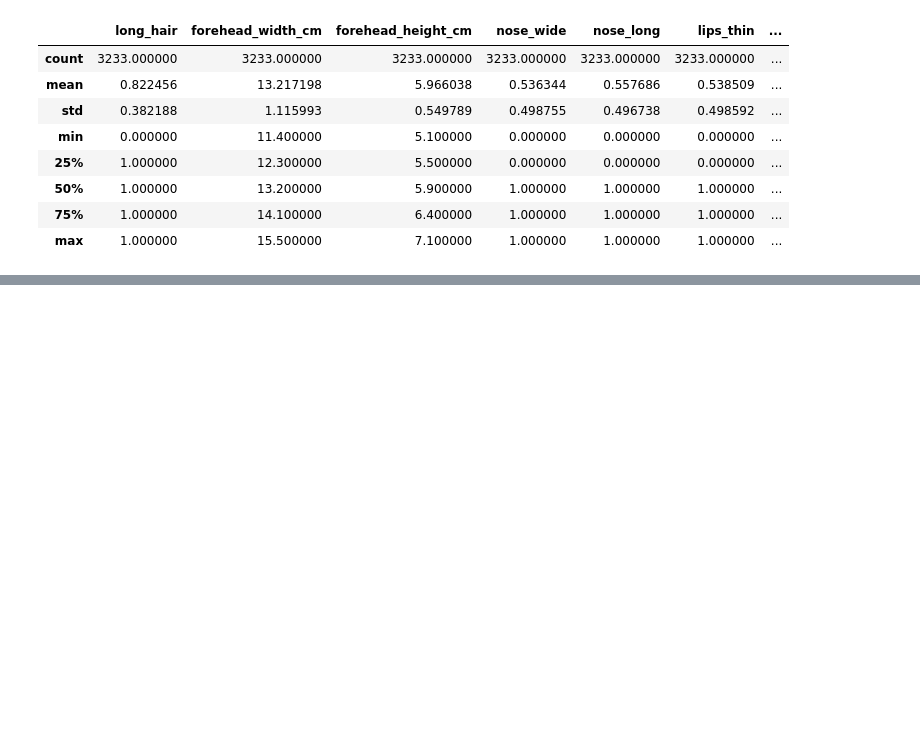
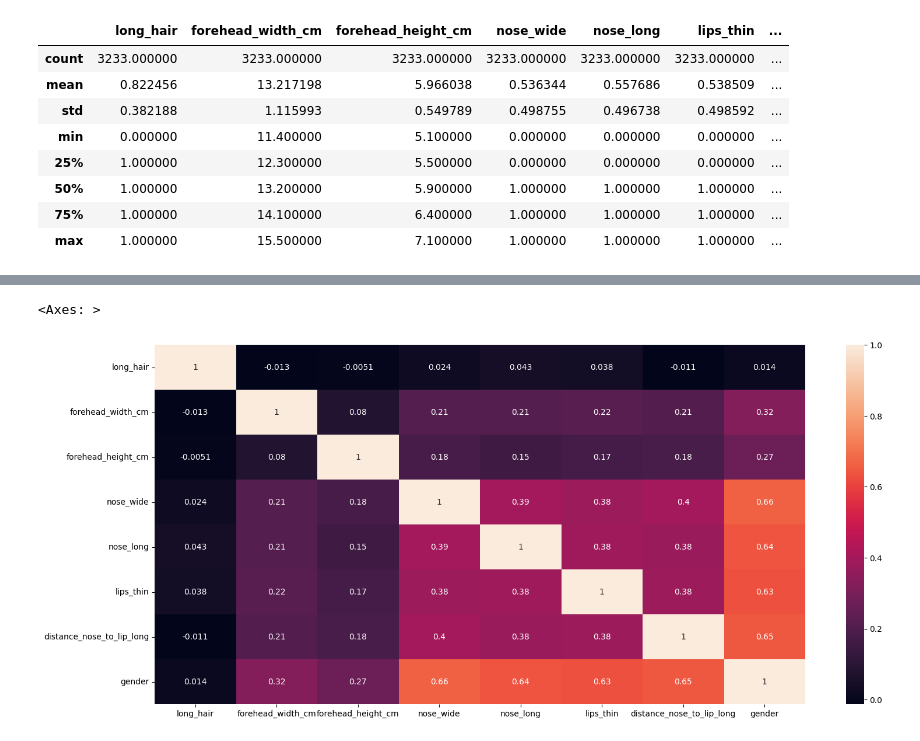
Before and after one commit to ebteshamul/logistic-regression, a Jupyter notebook: model.ipynb, the cells around one changed output, grey strips where cells are left out. Saved outputs shown, nothing was run; the diff lists cells and outputs as text; code cells hidden in the pictures; blank space fills up the shorter version.

```diff
--- a/model.ipynb
+++ b/model.ipynb
@@ -112,3 +115,5 @@ df.describe()
 | 50% | 1.000000 | 13.200000 | 5.900000 | 1.000000 | 1.000000 | 1.000000 | ... |
 | 75% | 1.000000 | 14.100000 | 6.400000 | 1.000000 | 1.000000 | 1.000000 | ... |
 | max | 1.000000 | 15.500000 | 7.100000 | 1.000000 | 1.000000 | 1.000000 | ... |
+# %%
+df["gender"] = df["gender"].replace(["Male", "Female"], [1,0])
@@ -114,0 +132,6 @@ df.describe()
+# %%
+plt.figure(figsize=(18,8))
+sns.heatmap(df.corr(), annot = True)
+# %% [output]
+<Axes: >
+[figure, added]
```
Also changed, not shown: parts of 6 cells of this notebook.
